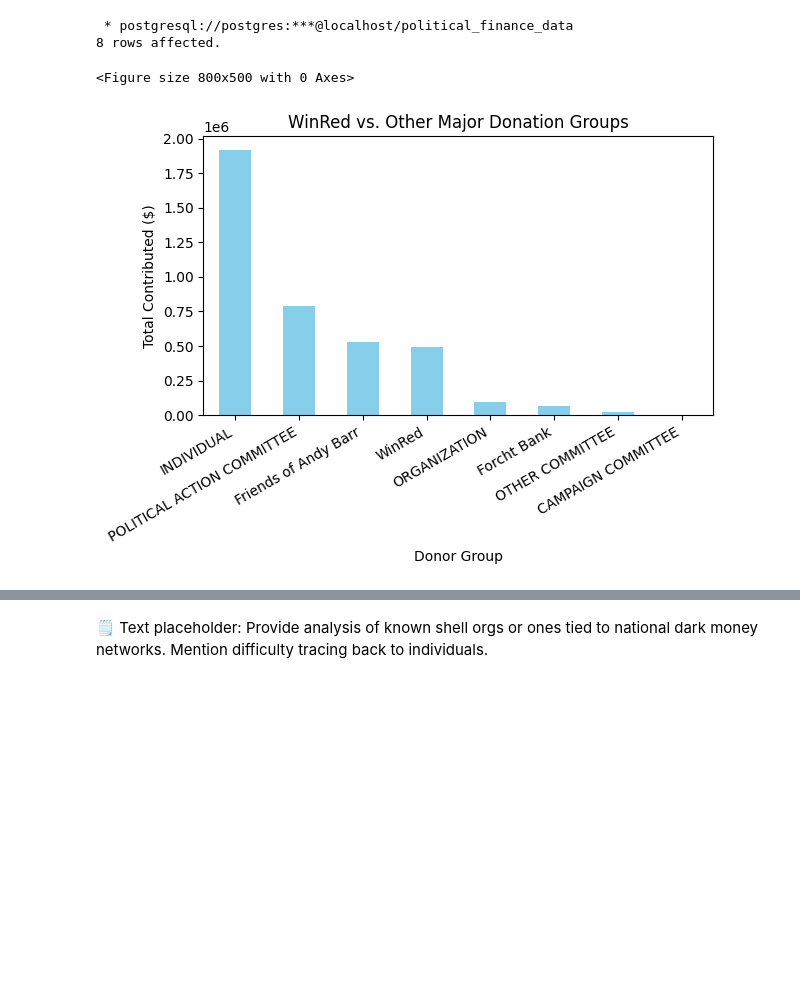
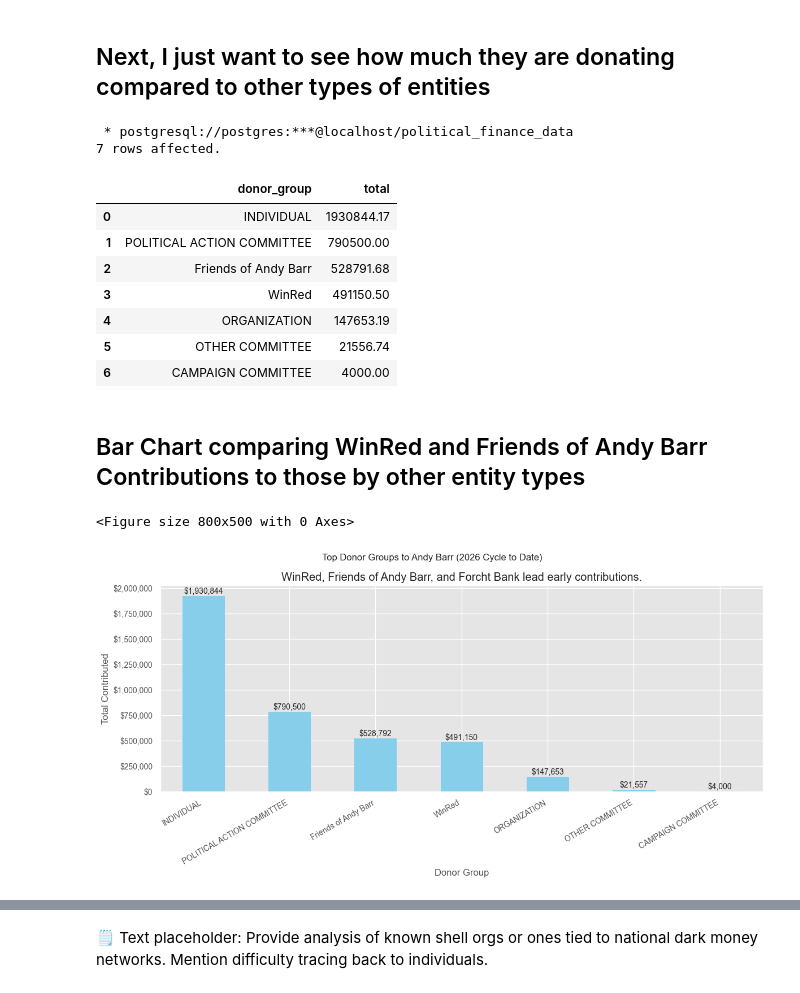
Before and after one commit to shadownetworkintel/dmt_fec_ingesters, a Jupyter notebook: Notebooks/ReportAndyBarr.ipynb, the cells around one changed output, grey strips where cells are left out. Saved outputs shown, nothing was run; the diff lists cells and outputs as text; code cells hidden in the pictures; blank space fills up the shorter version.

Commit message:
revised some of the charts, data in my andy barr jupyter notebook and published the report.

```diff
--- a/Notebooks/ReportAndyBarr.ipynb
+++ b/Notebooks/ReportAndyBarr.ipynb
@@ -132,37 +389,55 @@ LIMIT 50;
+# %% [markdown]
+## Next, I just want to see how much they are donating compared to other types of entities
+# %%
+top_contributions = %sql \
+SELECT \
+    CASE \
+        WHEN UPPER(contributor_name) ILIKE '%FRIENDS%' THEN 'Friends of Andy Barr' \
+        WHEN UPPER(contributor_name) ILIKE '%WINRED%' THEN 'WinRed' \
+        ELSE entity_type_desc \
+    END AS donor_group, \
+    SUM(contribution_receipt_amount) AS total \
+FROM schedule_a_contributions \
+WHERE committee_id IN ('C00467571', 'C00618777', 'C00633792') \
+GROUP BY donor_group \
+ORDER BY total DESC;
+
+top_contributions
+# %% [output]
+ * postgresql://postgres:***@localhost/political_finance_data
+7 rows affected.
+|  | donor_group | total |
+| 0 | INDIVIDUAL | 1930844.17 |
+| 1 | POLITICAL ACTION COMMITTEE | 790500.00 |
+| 2 | Friends of Andy Barr | 528791.68 |
+| 3 | WinRed | 491150.50 |
+| 4 | ORGANIZATION | 147653.19 |
+| 5 | OTHER COMMITTEE | 21556.74 |
+| 6 | CAMPAIGN COMMITTEE | 4000.00 |
+# %% [markdown]
+## Bar Chart comparing WinRed and Friends of Andy Barr Contributions to those by other entity types
 # %%
-contributions = %sql \
-SELECT \
-    CASE \
-        WHEN UPPER(contributor_name) ILIKE '%FRIENDS%' THEN 'Friends of Andy Barr' \
-        WHEN UPPER(contributor_name) ILIKE '%WINRED%' THEN 'WinRed' \
-        WHEN UPPER(contributor_name) ILIKE '%FORCHT%' THEN 'Forcht Bank' \
-        ELSE entity_type_desc \
-    END AS donor_group, \
-    SUM(contribution_receipt_amount) AS total \
-FROM schedule_a_contributions \
-WHERE committee_id IN ('C00467571', 'C00618777', 'C00633792') \
-GROUP BY donor_group \
-ORDER BY total DESC;
-
-contributions_df = contributions
+top_contributions_df = top_contributions
 
 # Ensure 'total' is numeric
-contributions_df['total'] = pd.to_numeric(contributions_df['total'], errors='coerce')
+top_contributions_df['total'] = pd.to_numeric(top_contributions_df['total'], errors='coerce')
 
 # Sort for better visualization
-contributions_df = contributions_df.sort_values('total', ascending=False)
+top_contributions_df = top_contributions_df.sort_values('total', ascending=False)
 
 # Plot
 plt.figure(figsize=(8, 5))
-contributions_df.plot(kind='bar', x='donor_group', y='total', legend=False, color='skyblue')
-plt.title("WinRed vs. Other Major Donation Groups")
-plt.ylabel("Total Contributed ($)")
+top_contributions_df.plot(kind='bar', x='donor_group', y='total', legend=False, color='skyblue')
+plt.gca().yaxis.set_major_formatter(ticker.FuncFormatter(lambda x, _: f'${x:,.0f}'))
+for index, value in enumerate(top_contributions_df['total']):
+    plt.text(index, value, f'${value:,.0f}', ha='center', va='bottom', fontsize=10)
+plt.suptitle("Top Donor Groups to Andy Barr (2026 Cycle to Date)")
+plt.title("WinRed, Friends of Andy Barr, and Forcht Bank lead early contributions.")
+plt.ylabel("Total Contributed")
 plt.xlabel("Donor Group")
 plt.xticks(rotation=30, ha='right')
 plt.tight_layout()
 plt.show()
 # %% [output]
- * postgresql://postgres:***@localhost/political_finance_data
-8 rows affected.
+<Figure size 800x500 with 0 Axes>
-<Figure size 800x500 with 0 Axes>
-[figure, old version]
+[figure, new version]
```
Also changed, not shown: parts of 65 cells of this notebook, 4 other files.
